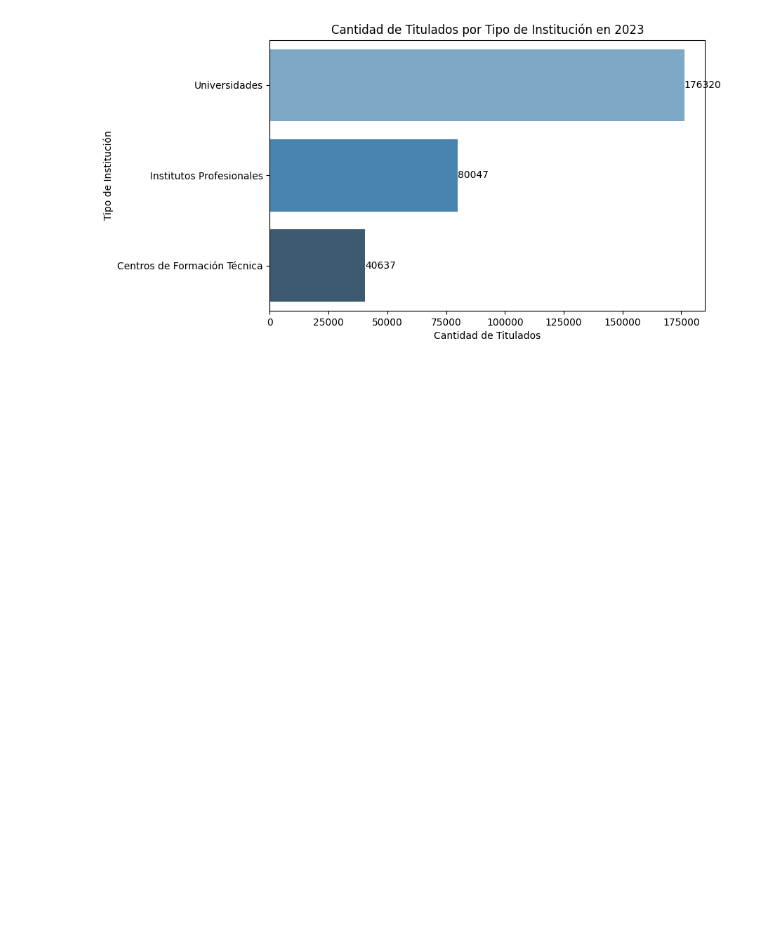
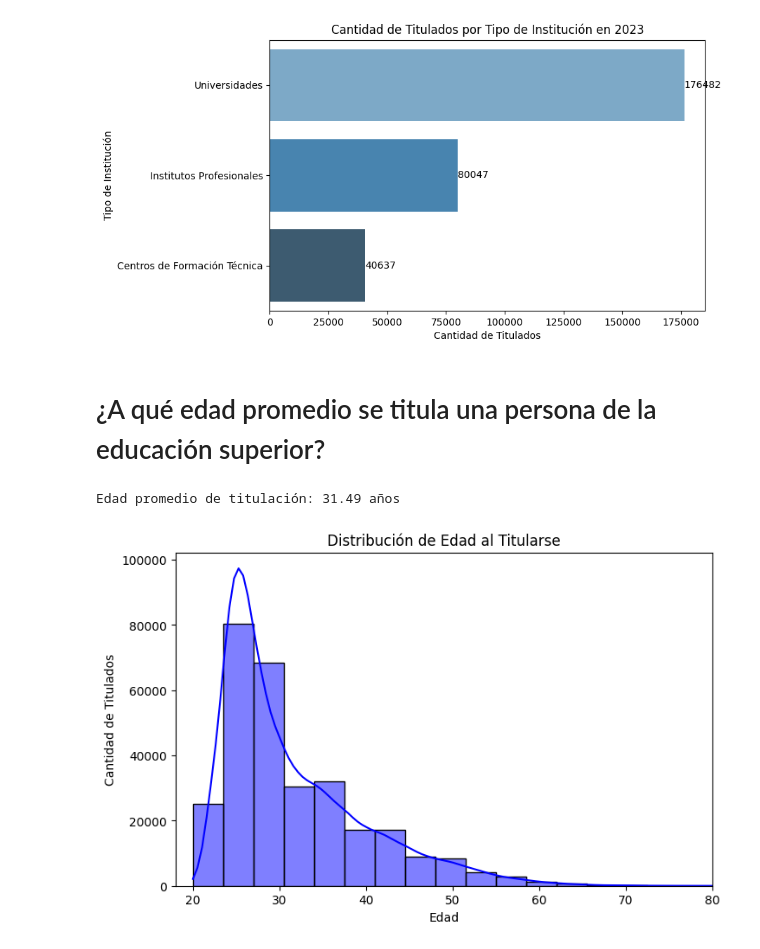
Before and after one commit to Alejandro-vy/An-lisis-Titulados-CL-Ed-Superior, a Jupyter notebook: TituladosChile2023.ipynb, the cells around one changed output. Drawn from its saved outputs; the diff is of its cells as text; code cells hidden in the pictures; blank space fills up the shorter version.

```diff
--- a/TituladosChile2023.ipynb
+++ b/TituladosChile2023.ipynb
@@ -41,15 +41,27 @@ memory usage: 93.0+ MB
 None
 # %%
 # Seleccionar solo las columnas necesarias
-columnas_utiles = ["codigo_unico","mrun","cat_periodo", "anio_ing_carr_act", "nomb_titulo_obtenido", "nomb_carrera", "tipo_inst_1",
-                   "dur_total_carr", "dur_estudio_carr", "region_sede", "gen_alu", ]
+columnas_utiles = ["codigo_unico","mrun","gen_alu","fec_nac_alu", "cat_periodo", "anio_ing_carr_act", "nomb_titulo_obtenido", "nomb_carrera", "tipo_inst_1",
+                   "dur_total_carr", "dur_estudio_carr", "region_sede", "gen_alu"]
 
 # Filtrar las columnas que existen en el dataframe
 columnas_existentes = [col for col in columnas_utiles if col in titulados_2023.columns]
 
 titulados_2023 = titulados_2023[columnas_existentes]
 
+# Contar filas con 'fec_nac_alu' igual a 19000101
+#registros_sin_fecha_nac = titulados_2023[titulados_2023['fec_nac_alu'] == 19000101].shape[0]
+#print(f"Registros sin información de fecha de nacimiento: {registros_sin_fecha_nac}") ------> 0
+
+from datetime import datetime
+
+# Convertir la columna 'fec_nac_alu' a formato de fecha
+titulados_2023['fec_nac_alu'] = pd.to_datetime(titulados_2023['fec_nac_alu'], format='%Y%m')
+
+# Calcular la edad
+titulados_2023['edad'] = titulados_2023['fec_nac_alu'].apply(lambda x: datetime.now().year - x.year - ((datetime.now().month, datetime.now().day) < (x.month, x.day)))
+
+
 # Verificar cambios
 print(titulados_2023.info())
-#print(titulados_2023.head(5))
 # %% [output]
@@ -224,3 +240,19 @@ for i in ax.containers:
 plt.show()
 # %% [output]
 [figure]
+# %% [markdown]
+# ¿A qué edad promedio se titula una persona de la educación superior?
+# %%
+edad_promedio = titulados_2023["edad"].mean()
+print(f"Edad promedio de titulación: {edad_promedio:.2f} años")
+
+plt.figure(figsize=(8, 5))
+sns.histplot(titulados_2023["edad"], bins=30, kde=True, color="blue")
+plt.xlabel("Edad")
+plt.ylabel("Cantidad de Titulados")
+plt.title("Distribución de Edad al Titularse")
+plt.xlim(18, 80)  # Acotar el rango del eje x
+plt.show()
+# %% [output]
+Edad promedio de titulación: 31.49 años
+[figure, added]
```
Also changed, not shown: parts of 8 cells of this notebook.
